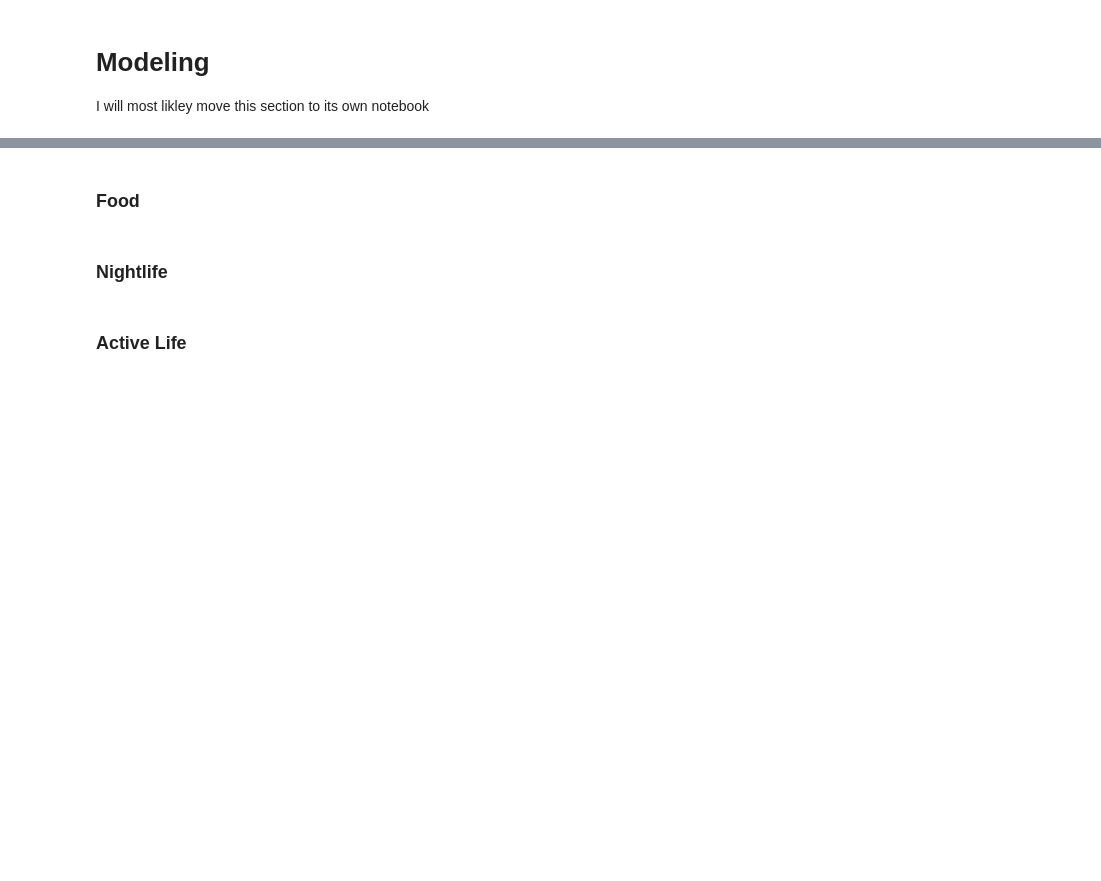
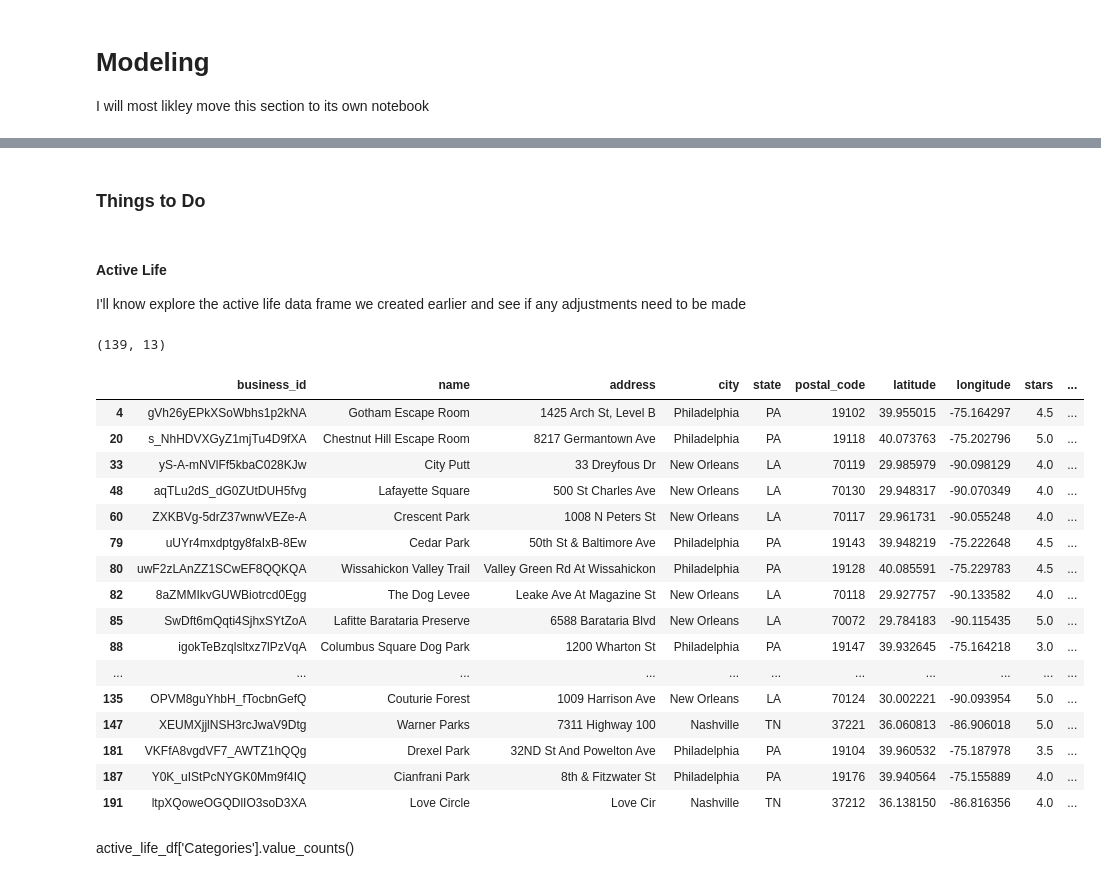
Before and after one commit to drojas-25/BrainStation-Capstone, a Jupyter notebook: Notebooks/EDA.ipynb, the cells around one changed output, grey strips where cells are left out. Cells and saved outputs as stored; diff of their text form; code cells hidden in the pictures; blank space fills up the shorter version.

```diff
--- a/Notebooks/EDA.ipynb
+++ b/Notebooks/EDA.ipynb
@@ -1407,9 +1232,34 @@ memory usage: 1.6+ GB
 # Load algorithim from a file
 with open('/mnt/data/predictions.pkl', 'rb') as f:
     loaded_predictions = pickle.load(f)
-# %% [markdown]
-### Food
-# %% [markdown]
-### Nightlife
+# %% [markdown]
+### Things to Do
 # %% [markdown]
-### Active Life
+#### Active Life
+I'll know explore the active life data frame we created earlier and see if any adjustments need to be made
+# %%
+active_life_df.shape
+# %% [output]
+(139, 13)
+# %%
+active_life_df.head(20)
+# %% [output]
+|  | business_id | name | address | city | state | postal_code | latitude | longitude | stars | ... |
+| 4 | gVh26yEPkXSoWbhs1p2kNA | Gotham Escape Room | 1425 Arch St, Level B | Philadelphia | PA | 19102 | 39.955015 | -75.164297 | 4.5 | ... |
+| 20 | s_NhHDVXGyZ1mjTu4D9fXA | Chestnut Hill Escape Room | 8217 Germantown Ave | Philadelphia | PA | 19118 | 40.073763 | -75.202796 | 5.0 | ... |
+| 33 | yS-A-mNVlFf5kbaC028KJw | City Putt | 33 Dreyfous Dr | New Orleans | LA | 70119 | 29.985979 | -90.098129 | 4.0 | ... |
+| 48 | aqTLu2dS_dG0ZUtDUH5fvg | Lafayette Square | 500 St Charles Ave | New Orleans | LA | 70130 | 29.948317 | -90.070349 | 4.0 | ... |
+| 60 | ZXKBVg-5drZ37wnwVEZe-A | Crescent Park | 1008 N Peters St | New Orleans | LA | 70117 | 29.961731 | -90.055248 | 4.0 | ... |
+| 79 | uUYr4mxdptgy8faIxB-8Ew | Cedar Park | 50th St & Baltimore Ave | Philadelphia | PA | 19143 | 39.948219 | -75.222648 | 4.5 | ... |
+| 80 | uwF2zLAnZZ1SCwEF8QQKQA | Wissahickon Valley Trail | Valley Green Rd At Wissahickon | Philadelphia | PA | 19128 | 40.085591 | -75.229783 | 4.5 | ... |
+| 82 | 8aZMMIkvGUWBiotrcd0Egg | The Dog Levee | Leake Ave At Magazine St | New Orleans | LA | 70118 | 29.927757 | -90.133582 | 4.0 | ... |
+| 85 | SwDft6mQqti4SjhxSYtZoA | Lafitte Barataria Preserve | 6588 Barataria Blvd | New Orleans | LA | 70072 | 29.784183 | -90.115435 | 5.0 | ... |
+| 88 | igokTeBzqlsltxz7lPzVqA | Columbus Square Dog Park | 1200 Wharton St | Philadelphia | PA | 19147 | 39.932645 | -75.164218 | 3.0 | ... |
+| ... | ... | ... | ... | ... | ... | ... | ... | ... | ... | ... |
+| 135 | OPVM8guYhbH_fTocbnGefQ | Couturie Forest | 1009 Harrison Ave | New Orleans | LA | 70124 | 30.002221 | -90.093954 | 5.0 | ... |
+| 147 | XEUMXjjlNSH3rcJwaV9Dtg | Warner Parks | 7311 Highway 100 | Nashville | TN | 37221 | 36.060813 | -86.906018 | 5.0 | ... |
+| 181 | VKFfA8vgdVF7_AWTZ1hQQg | Drexel Park | 32ND St And Powelton Ave | Philadelphia | PA | 19104 | 39.960532 | -75.187978 | 3.5 | ... |
+| 187 | Y0K_uIStPcNYGK0Mm9f4IQ | Cianfrani Park | 8th & Fitzwater St | Philadelphia | PA | 19176 | 39.940564 | -75.155889 | 4.0 | ... |
+| 191 | ltpXQoweOGQDlIO3soD3XA | Love Circle | Love Cir | Nashville | TN | 37212 | 36.138150 | -86.816356 | 4.0 | ... |
+# %% [markdown]
+active_life_df['Categories'].value_counts()
```
Also changed, not shown: parts of 84 cells of this notebook, 7 other files.
